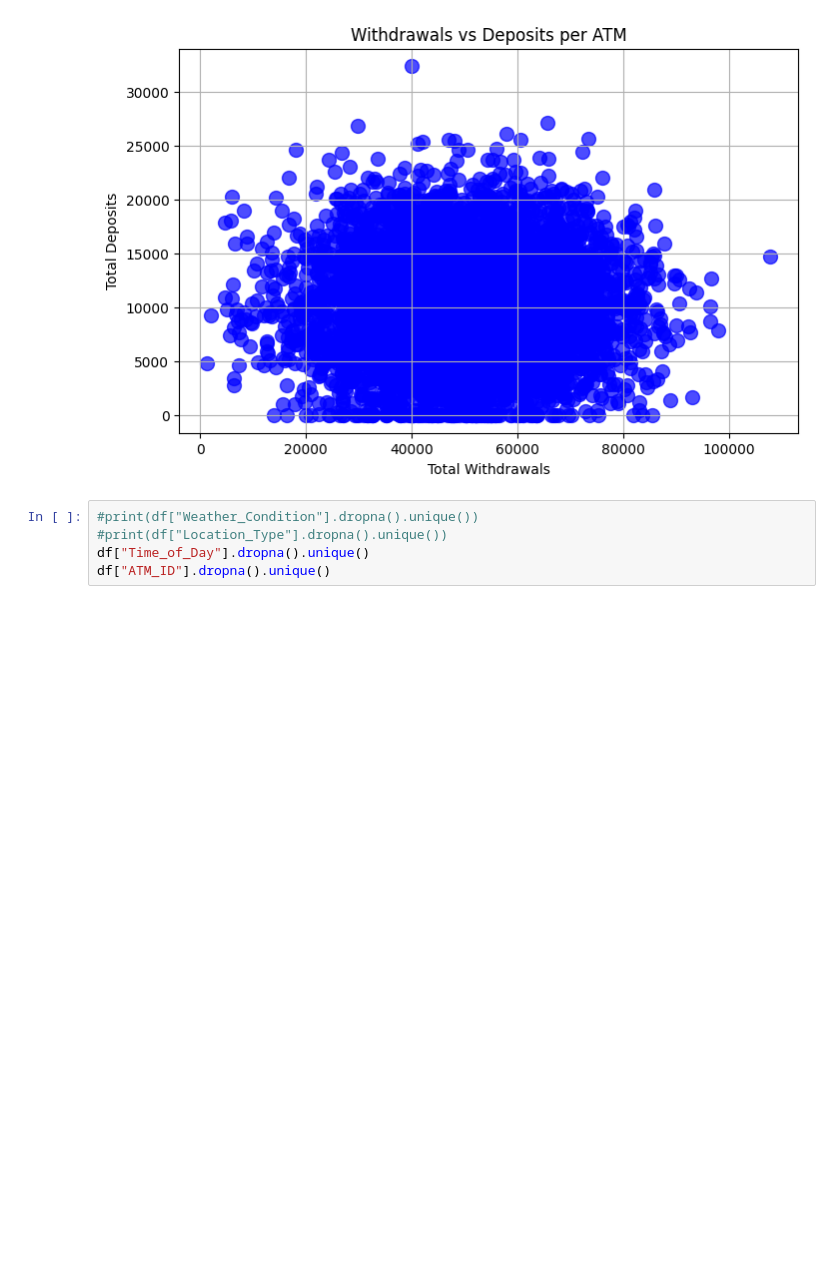
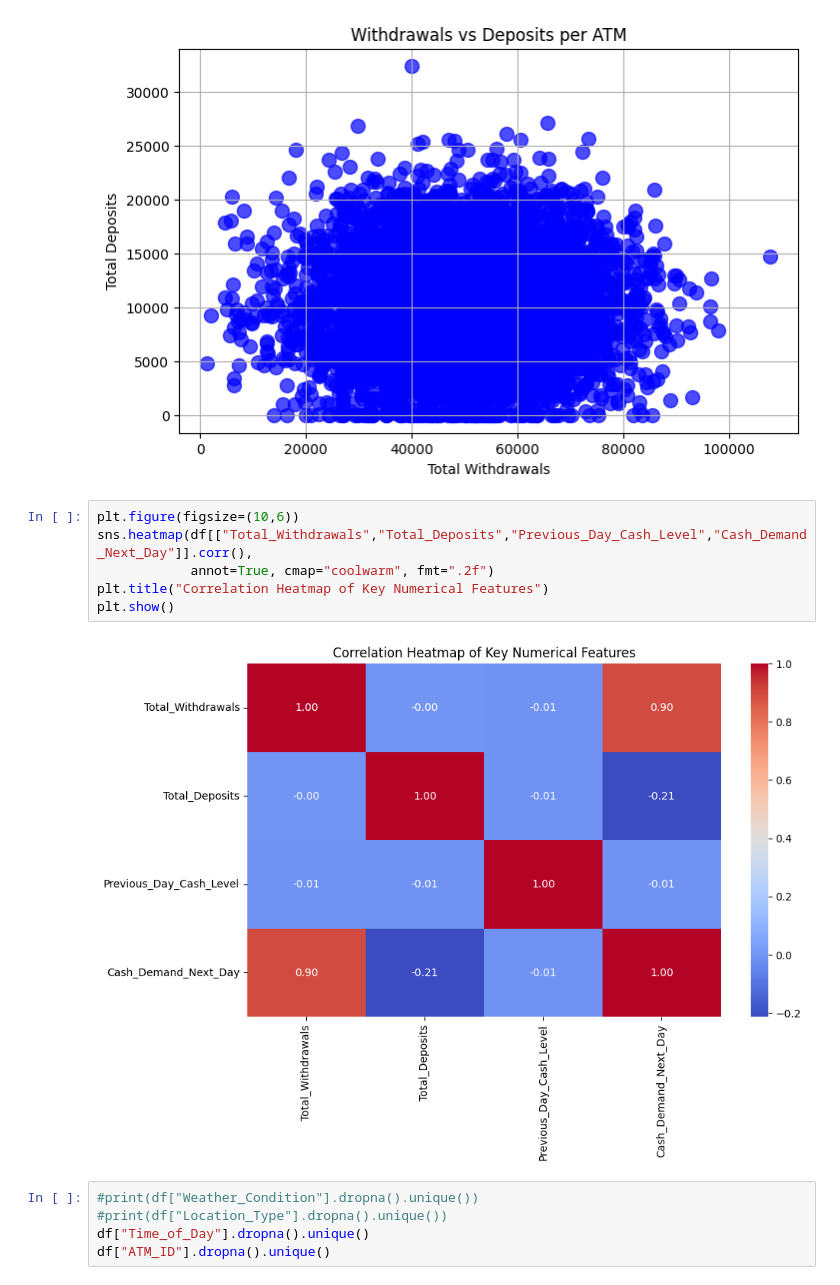
Before and after one commit to saraaaaa640/data-science-projects, a Jupyter notebook: atm-cash-demand-forecasting/atm-cash-demand-forecasting.ipynb, the cells around one changed output. Drawn from its saved outputs; the diff is of its cells as text; blank space fills up the shorter version.

```diff
--- a/atm-cash-demand-forecasting/atm-cash-demand-forecasting.ipynb
+++ b/atm-cash-demand-forecasting/atm-cash-demand-forecasting.ipynb
@@ -67,6 +70,14 @@ plt.grid(True)
 plt.show()
 # %% [output]
 [figure]
+# %%
+plt.figure(figsize=(10,6))
+sns.heatmap(df[["Total_Withdrawals","Total_Deposits","Previous_Day_Cash_Level","Cash_Demand_Next_Day"]].corr(),
+            annot=True, cmap="coolwarm", fmt=".2f")
+plt.title("Correlation Heatmap of Key Numerical Features")
+plt.show()
+# %% [output]
+[figure, added]
 # %%
 #print(df["Weather_Condition"].dropna().unique())
 #print(df["Location_Type"].dropna().unique())
```
Also changed, not shown: parts of 8 cells of this notebook.
